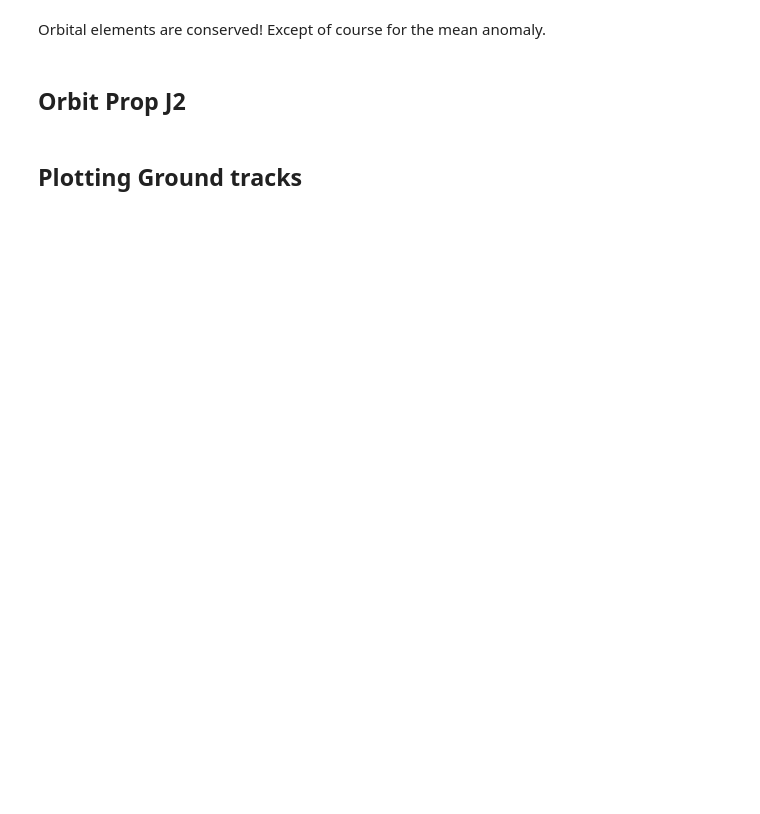
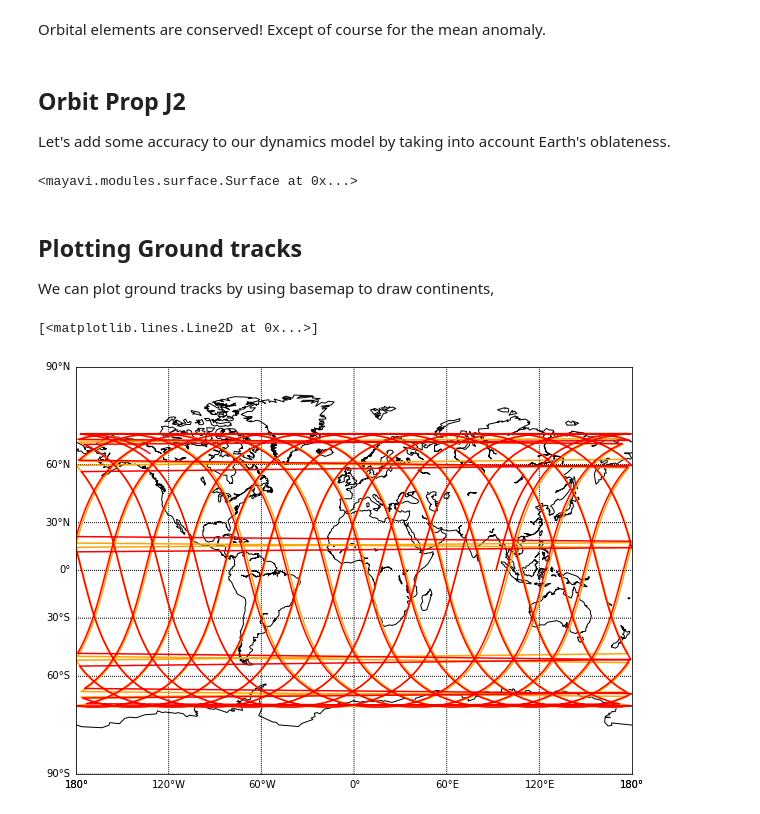
Before and after one commit to ljdcvda/aerospace-projects, a Jupyter notebook: orbit/orbit.ipynb, the cells around one changed output. Drawn from its saved outputs; the diff is of its cells as text; code cells hidden in the pictures; blank space fills up the shorter version.

```diff
--- a/orbit/orbit.ipynb
+++ b/orbit/orbit.ipynb
@@ -5,7 +5,7 @@ There are many available modules to perform orbital/space tasks in Python, such
 ## Retrieving TLEs
 Multiple APIs and sources exist to retrieve TLEs. Getting two lines of text from the internet for a specific satelitte is not an interesting challenge, so let's skip that part and avoid dealing with API keys and request limits. We'll just assume we have our TLE in a text file.
 # %%
-with open('tle_iss.txt', 'r') as f:
+with open('tle.txt', 'r') as f:
     tle = f.readlines()
 
 tle
@@ -256,6 +254,66 @@ print(e,i,n,W,w,M)
 # %% [markdown]
 Orbital elements are conserved! Except of course for the mean anomaly.
-# %% [markdown]
-## Orbit Prop J2
-# %% [markdown]
-## Plotting Ground tracks
+# %% [markdown]
+## Orbit Prop J2
+Let's add some accuracy to our dynamics model by taking into account Earth's oblateness.
+# %%
+def dynamicsJ2(t, rv):
+    mu = 398600
+    J2=1.08263*10**-3
+    Re=6378
+
+    r = rv[:3]
+    v = rv[3:]
+    r_norm = np.linalg.norm(r)
+
+    rdotvdot=[]
+    rdotvdot[:3] = v
+
+    vdot=[-mu/r_norm**3*r[0] - 1.5*J2*(mu/r_norm**5*Re**2)*(r[0]*(1-5*r[2]**2/r_norm**2)),
+         -mu/r_norm**3*r[1] - 1.5*J2*(mu/r_norm**5*Re**2)*(r[1]*(1-5*r[2]**2/r_norm**2)),
+        -mu/r_norm**3*r[2] - 1.5*J2*(mu/r_norm**5*Re**2)*(r[2]*(3-5*r[2]**2/r_norm**2))]
+
+    rdotvdot[3:] = vdot
+
+
+    return rdotvdot
+
+sol = solve_ivp(dynamicsJ2, [0, 3600*24], rv, rtol=1e-9, atol=1e-9, dense_output=True)
+position_J2 = sol.y[:3]
+t = sol.t
+
+position_with_rotation_J2 = add_earth_rotation(position_J2)
+
+mlab.figure(bgcolor=(0,0,0))
+mlab.mesh(x, y, z, color=(0,0.5,1))
+mlab.plot3d(position_with_rotation[0], position_with_rotation[1], position_with_rotation[2], tube_radius=100, color=(1,0,0))
+mlab.plot3d(position_with_rotation_J2[0], position_with_rotation_J2[1], position_with_rotation_J2[2], tube_radius=100, color=(1,0.65,0))
+# %% [output]
+<mayavi.modules.surface.Surface at 0x...>
+# %% [markdown]
+## Plotting Ground tracks
+We can plot ground tracks by using basemap to draw continents,
+# %%
+from mpl_toolkits.basemap import Basemap
+
+
+f = plt.figure(figsize=(10,7.5))
+m = Basemap(projection="mill", lon_0=0)
+m.drawcoastlines()
+m.drawparallels(np.arange(-90,91,30),labels=[1,0,0,0])
+m.drawmeridians(np.arange(-180,181,60), labels=[0,0,0,1])
+
+azimuth, elevation, r = cart2sph(position_with_rotation[0], position_with_rotation[1], position_with_rotation[2])
+azimuth = np.degrees(azimuth)
+elevation = np.degrees(elevation)
+long,lat = m(azimuth, elevation)
+m.plot(long, lat, color="orange")
+
+azimuth, elevation, r = cart2sph(position_with_rotation_J2[0], position_with_rotation_J2[1], position_with_rotation_J2[2])
+azimuth = np.degrees(azimuth)
+elevation = np.degrees(elevation)
+long,lat = m(azimuth, elevation)
+m.plot(long, lat, color="red")
+# %% [output]
+[<matplotlib.lines.Line2D at 0x...>]
+[figure, added]
```
Also changed, not shown: parts of 9 cells of this notebook, 3 other files.
